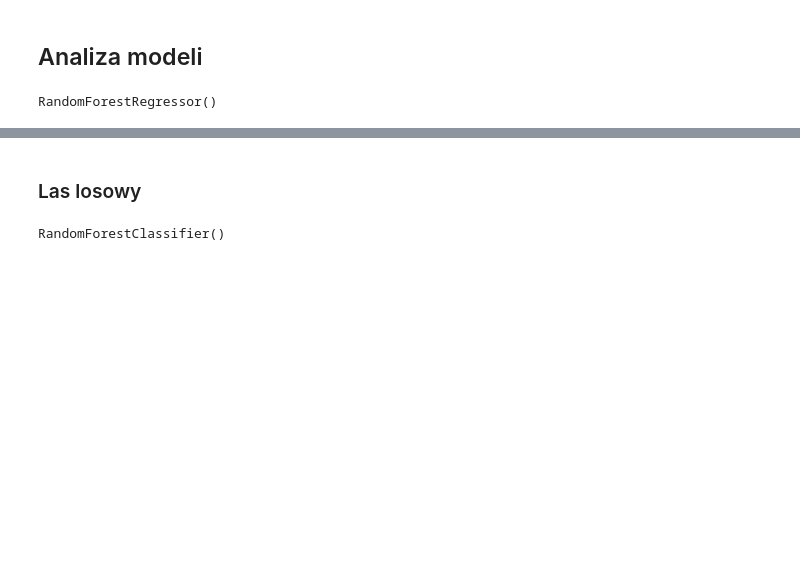
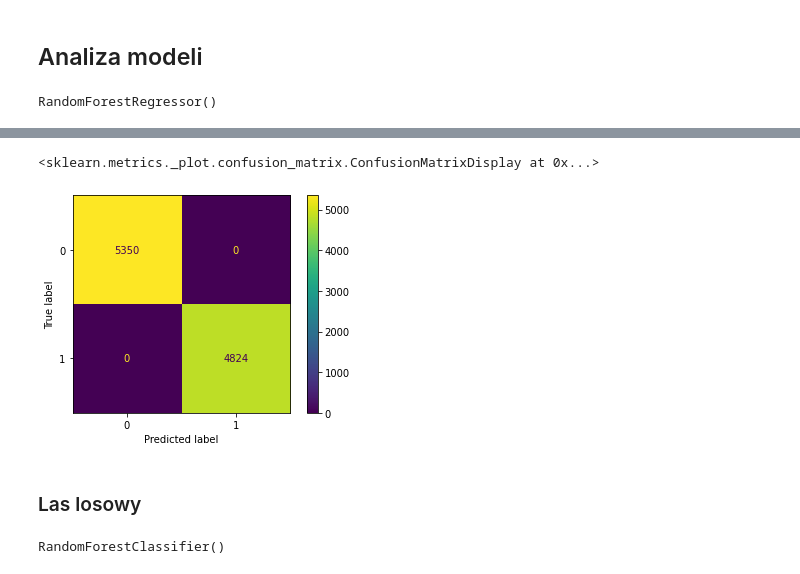
Before and after one commit to lukasz-staniszewski/purchase-in-session-analysis, a Jupyter notebook: notebooks/model_selection/model_selection.ipynb, the cells around one changed output, grey strips where cells are left out. Drawn from its saved outputs; the diff is of its cells as text; code cells hidden in the pictures; blank space fills up the shorter version.

```diff
--- a/notebooks/model_selection/model_selection.ipynb
+++ b/notebooks/model_selection/model_selection.ipynb
@@ -69,3 +79,8 @@ rand_forest_scores.mean()
+# %%
+cm_train.plot()
+# %% [output]
+<sklearn.metrics._plot.confusion_matrix.ConfusionMatrixDisplay at 0x...>
+[figure, added]
 # %% [markdown]
 ### Las losowy
 # %%
```
Also changed, not shown: parts of 15 cells of this notebook, 4 other files.
